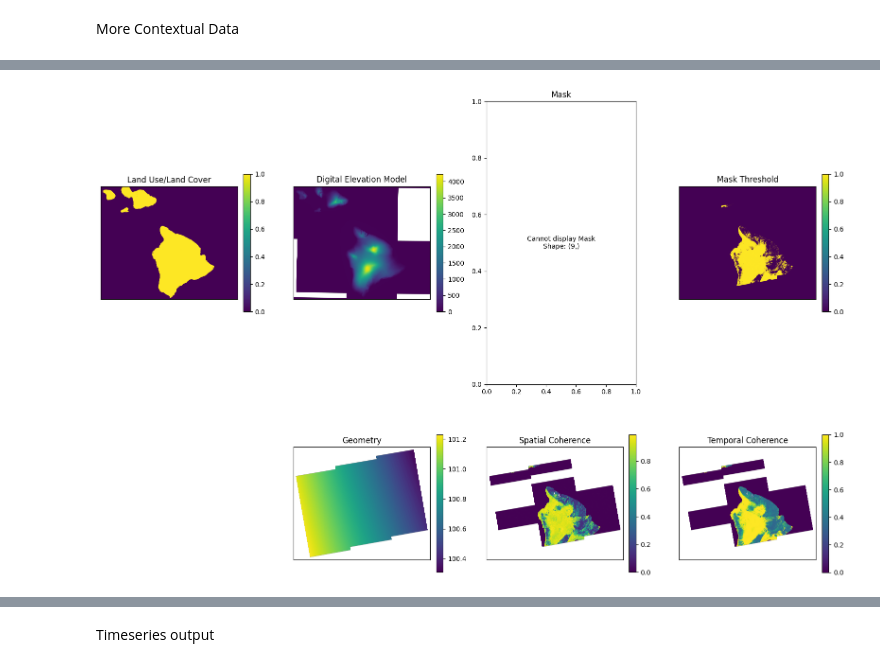
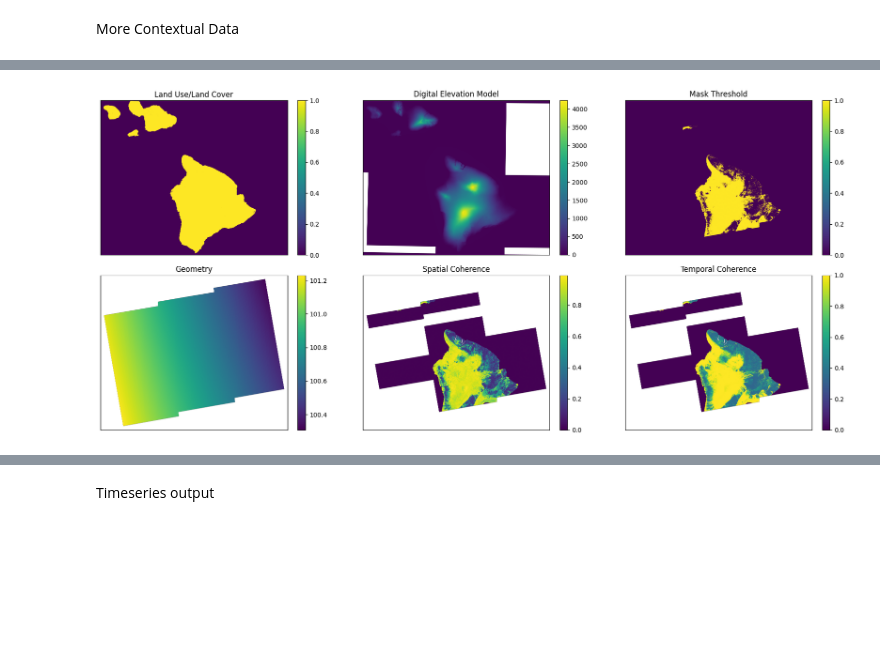
Before and after one commit to Jack-Hayes/sar_dump, a Jupyter notebook: comp_disp_samples.ipynb, the cells around one changed output, grey strips where cells are left out. Cells and saved outputs as stored; diff of their text form; code cells hidden in the pictures; blank space fills up the shorter version.

Commit message:
fixed mask plots and setting up comparison

```diff
--- a/comp_disp_samples.ipynb
+++ b/comp_disp_samples.ipynb
@@ -378,21 +383,22 @@ da_temp_coh = xr.open_dataarray(fn_temp_coh).squeeze()
 # %%
 import matplotlib.gridspec as gridspec
 
-fig = plt.figure(figsize=(16, 12))
-gs = gridspec.GridSpec(2, 4, height_ratios=[1, 1])
+fig = plt.figure(figsize=(18, 8))
+gs = gridspec.GridSpec(2, 3, height_ratios=[1, 1])
 
 axes = []
+# have this weird loop for creating plots since we used to plot the mask here as
+# well but have since removed it
 # Top row - 4 plots
-for i in range(4):
+for i in range(3):
     axes.append(plt.subplot(gs[0, i]))
 # Bottom row - 3 plots
 for i in range(3):
-    axes.append(plt.subplot(gs[1, i+1]))  # +1 to center the plots
+    axes.append(plt.subplot(gs[1, i]))
 
 data_arrays = [
     da_lulc_mask,
     da_dem,
-    ds_mask,
     ds_mask_thresh,
     ds_geom_geo,
     da_spat_coh,
@@ -402,7 +408,6 @@ data_arrays = [
 titles = [
     'Land Use/Land Cover',
     'Digital Elevation Model',
-    'Mask',
     'Mask Threshold',
     'Geometry',
     'Spatial Coherence',
@@ -438 +442 @@ Warning: Mask has shape (9,), which is not 2D. Skipping or handling differently.
-[figure, old version]
+[figure, new version]
```
Also changed, not shown: parts of 22 cells of this notebook.
